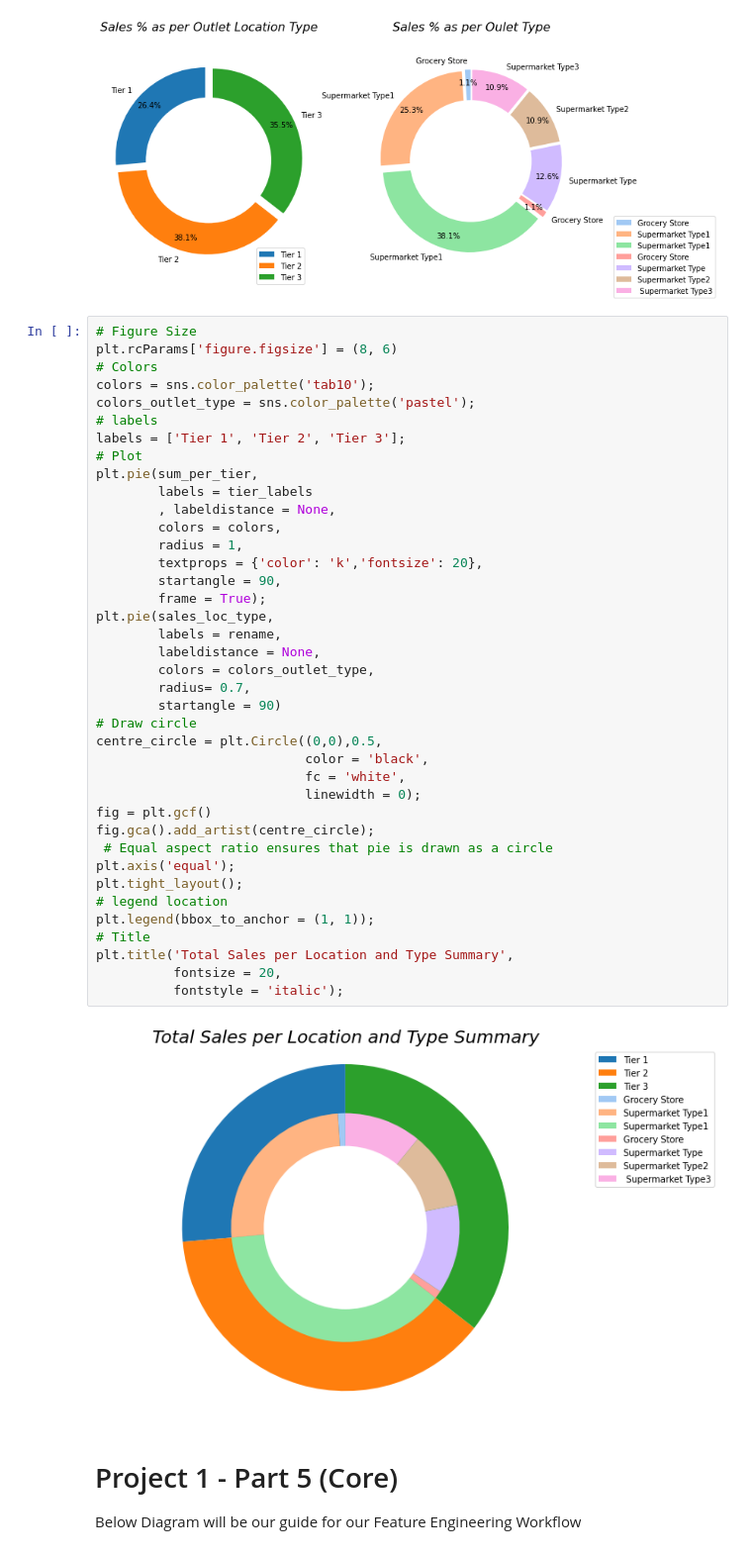
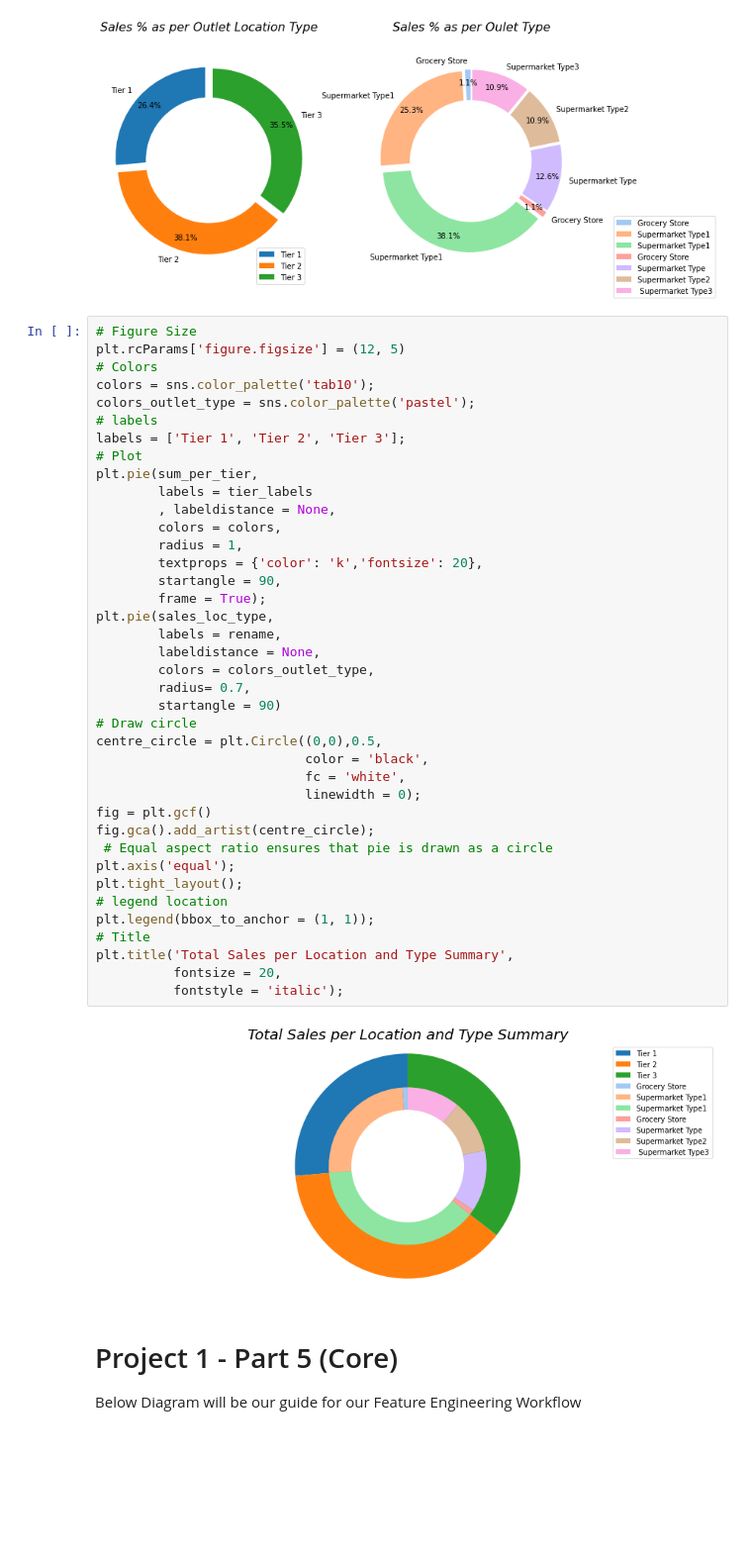
Before and after one commit to ReaganTiburan/Sales-Prediction, a Jupyter notebook: Sales_Predection_Project.ipynb, the cells around one changed output. Shown at 99% size. Cells and saved outputs as stored; diff of their text form; blank space fills up the shorter version.

```diff
--- a/Sales_Predection_Project.ipynb
+++ b/Sales_Predection_Project.ipynb
@@ -652,7 +655,7 @@ plt.title('Sales % as per Oulet Type',
 [figure]
 # %%
 # Figure Size
-plt.rcParams['figure.figsize'] = (8, 6)
+plt.rcParams['figure.figsize'] = (12, 5)
 # Colors
 colors = sns.color_palette('tab10');
 colors_outlet_type = sns.color_palette('pastel');
@@ -663,34 +666,34 @@ plt.pie(sum_per_tier,
         labels = tier_labels
         , labeldistance = None,
         colors = colors,
         radius = 1,
         textprops = {'color': 'k','fontsize': 20},
         startangle = 90,
         frame = True);
 plt.pie(sales_loc_type,
         labels = rename,
         labeldistance = None,
         colors = colors_outlet_type,
         radius= 0.7,
         startangle = 90)
 # Draw circle
 centre_circle = plt.Circle((0,0),0.5,
                            color = 'black',
                            fc = 'white',
                            linewidth = 0);
 fig = plt.gcf()
 fig.gca().add_artist(centre_circle);
  # Equal aspect ratio ensures that pie is drawn as a circle
 plt.axis('equal');
 plt.tight_layout();
 # legend location
 plt.legend(bbox_to_anchor = (1, 1));
 # Title
 plt.title('Total Sales per Location and Type Summary',
           fontsize = 20,
           fontstyle = 'italic');
 # %% [output]
-[figure, old version]
+[figure, new version]
 # %% [markdown]
 # Project 1 - Part 5 (Core)
 
```
Also changed, not shown: parts of 38 cells of this notebook.
